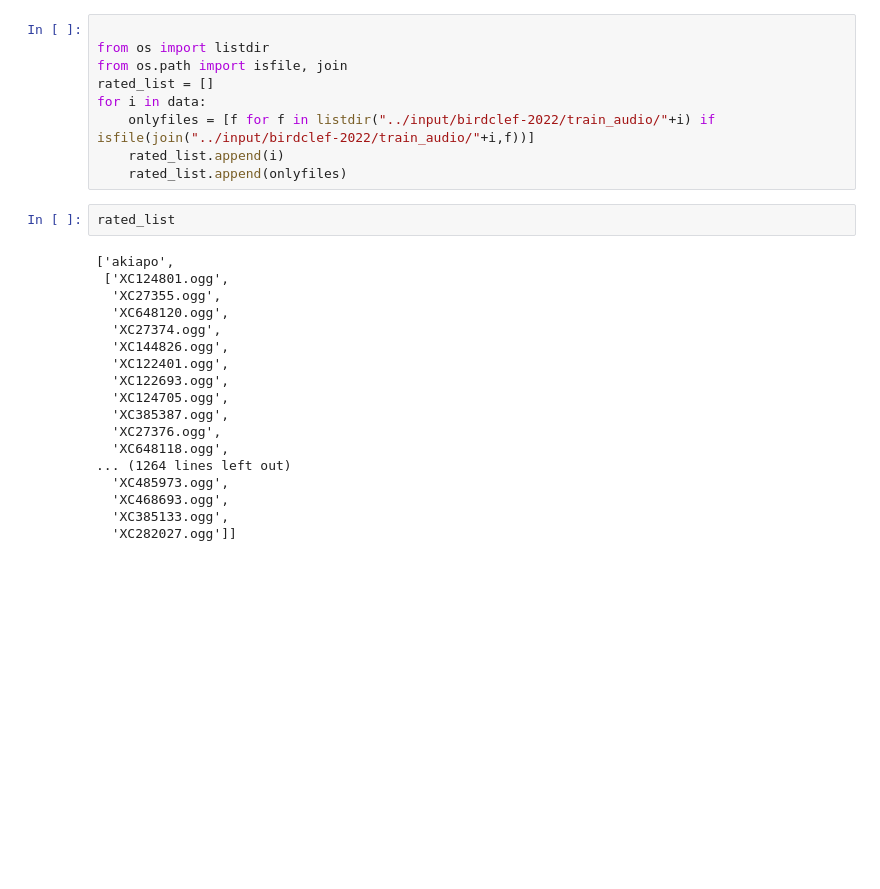
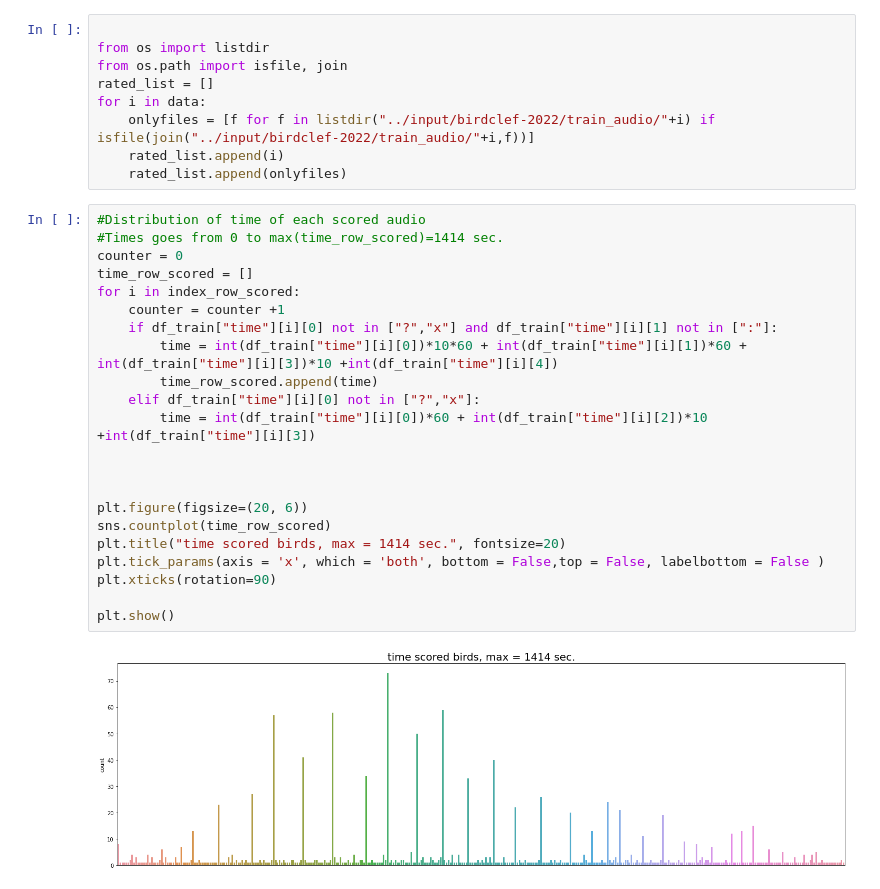
Before and after one commit to p3p31v/BirdCLEF-2022, a Jupyter notebook: version21.ipynb, the cells around one changed output. Cells and saved outputs as stored; diff of their text form; blank space fills up the shorter version.

```diff
--- a/version21.ipynb
+++ b/version21.ipynb
@@ -318,23 +319,27 @@ for i in data:
     onlyfiles = [f for f in listdir("../input/birdclef-2022/train_audio/"+i) if isfile(join("../input/birdclef-2022/train_audio/"+i,f))]
     rated_list.append(i)
     rated_list.append(onlyfiles)
-# %%
-rated_list
-# %% [output]
-['akiapo',
- ['XC124801.ogg',
-  'XC27355.ogg',
-  'XC648120.ogg',
-  'XC27374.ogg',
-  'XC144826.ogg',
-  'XC122401.ogg',
-  'XC122693.ogg',
-  'XC124705.ogg',
-  'XC385387.ogg',
-  'XC27376.ogg',
-  'XC648118.ogg',
-... (1264 lines left out)
-  'XC485973.ogg',
-  'XC468693.ogg',
-  'XC385133.ogg',
-  'XC282027.ogg']]
+# %%
+#Distribution of time of each scored audio
+#Times goes from 0 to max(time_row_scored)=1414 sec.
+counter = 0
+time_row_scored = []
+for i in index_row_scored:
+    counter = counter +1
+    if df_train["time"][i][0] not in ["?","x"] and df_train["time"][i][1] not in [":"]:
+        time = int(df_train["time"][i][0])*10*60 + int(df_train["time"][i][1])*60 + int(df_train["time"][i][3])*10 +int(df_train["time"][i][4])
+        time_row_scored.append(time)
+    elif df_train["time"][i][0] not in ["?","x"]:
+        time = int(df_train["time"][i][0])*60 + int(df_train["time"][i][2])*10 +int(df_train["time"][i][3])
+
+
+
+plt.figure(figsize=(20, 6))
+sns.countplot(time_row_scored)
+plt.title("time scored birds, max = 1414 sec.", fontsize=20)
+plt.tick_params(axis = 'x', which = 'both', bottom = False,top = False, labelbottom = False )
+plt.xticks(rotation=90)
+
+plt.show()
+# %% [output]
+[figure, added]
```
Also changed, not shown: parts of 2 cells of this notebook.
